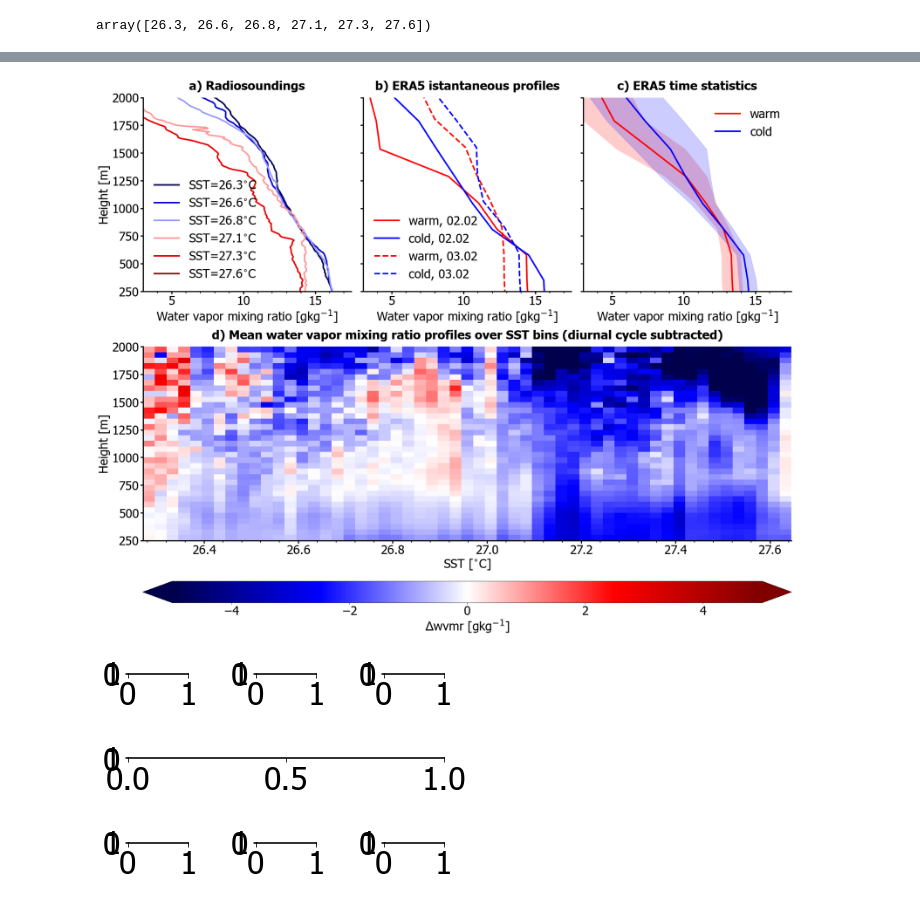
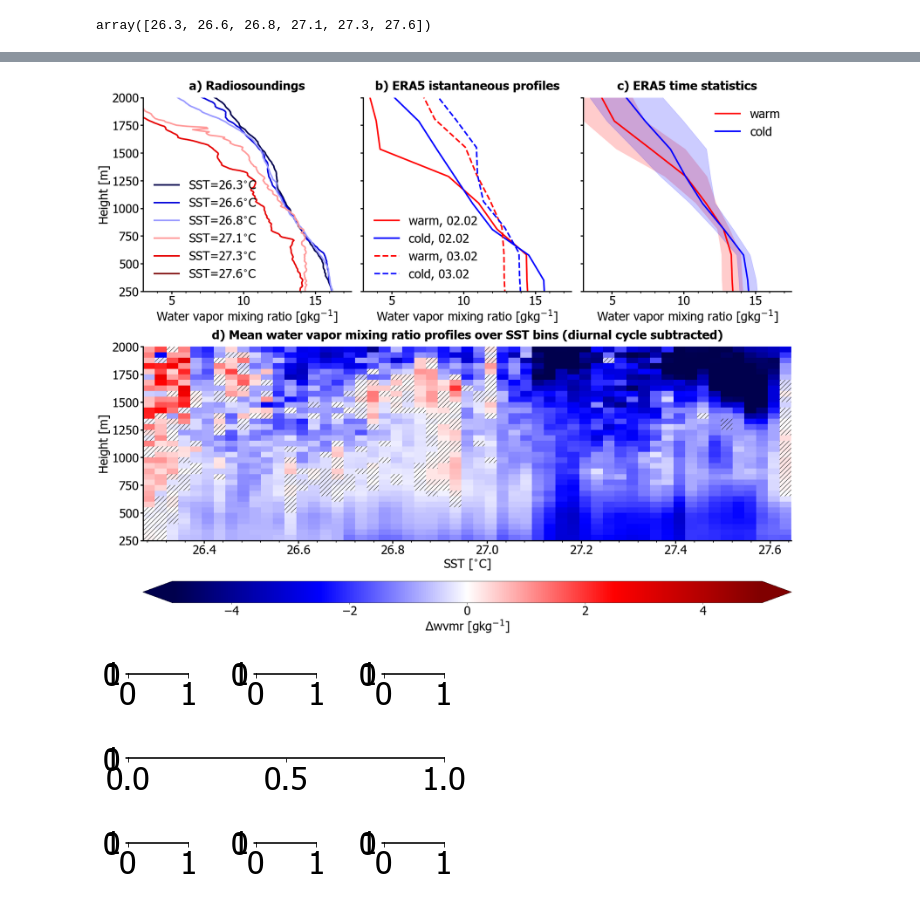
Before and after one commit to ClauClouds/SST-impact, a Jupyter notebook: plot_figure_humidity.ipynb, the cells around one changed output, grey strips where cells are left out. Cells and saved outputs as stored; diff of their text form; code cells hidden in the pictures.

```diff
--- a/plot_figure_humidity.ipynb
+++ b/plot_figure_humidity.ipynb
@@ -24,7 +24,7 @@ import matplotlib.font_manager as font_manager
 
 # read humidity binned values over SST to prepare the composite plot
 path_SST_binned = '/Volumes/Extreme SSD/work/006_projects/001_Prec_Trade_Cycle/post_processed_data/binned_sst/'
-filename = 'arthus_binned_sst_3.nc'
+filename = 'arthus_binned_sst_4.nc'
 arthus_data = xr.open_dataset(path_SST_binned+filename)
 mr_data = arthus_data['MR'].values
 sst_arr = arthus_data['sst'].values
@@ -77,7 +77,7 @@ font = font_manager.FontProperties(family='Tahoma',
 
 
 # composite figure variables binned in sst
-path_out_plots = '/Volumes/Extreme SSD/work/006_projects/001_Prec_Trade_Cycle/SST_impact_work/plots/'
+path_out_plots = '/Volumes/Extreme SSD/work/006_projects/001_Prec_Trade_Cycle/SST_impact_work/plots_paper/'
 
 
 
@@ -271,34 +267,35 @@ axs[0,2].tick_params(which='major', length=7, width=3)
 axs[0,2].xaxis.set_minor_locator(ticker.AutoMinorLocator(n=5))
 axs[0,2].tick_params(axis='both', labelsize=32)
 axs[0,2].set_ylim(250.,2000.)
 
 #-----------------------------
 gs = axs[1, 0].get_gridspec()
 # remove the underlying axes
 for ax in axs[1, :]:
     ax.remove()
 axbig = fig.add_subplot(gs[1, :])
 axbig.spines["top"].set_visible(False)
 axbig.spines["right"].set_visible(False)
 axbig.spines["bottom"].set_linewidth(3)
 axbig.spines["left"].set_linewidth(3)
 axbig.set_title('d) Mean water vapor mixing ratio profiles over SST bins (diurnal cycle subtracted)', fontsize=32, fontweight='black')
 
 axbig.xaxis.set_minor_locator(ticker.AutoMinorLocator(n=5))
 axbig.tick_params(which='minor', length=5, width=2)
 axbig.tick_params(which='major', length=7, width=3)
 axbig.xaxis.set_minor_locator(ticker.AutoMinorLocator(n=5))
 axbig.tick_params(axis='both', labelsize=32)
 axbig.set_ylim(250.,2000.)
 mesh = axbig.pcolormesh(sst_arr, height, mr_data.T, cmap='seismic', vmin=-5, vmax=5)
+axbig.pcolor(sst_arr, height, masked_mr.T, hatch='//', alpha=0.)
 cbar = fig.colorbar(mesh, ax=axbig, orientation='horizontal', extend='both', aspect=30)
 cbar.set_label(label='$\Delta$wvmr [gkg$^{-1}$]',  size=fontSizeX)
 axbig.set_ylabel('Height [m]', fontsize=fontSizeX)
 axbig.set_xlabel('SST [$^{\circ}$C]', fontsize=fontSizeX)
 
 fig.savefig(path_out_plots+'figure_wvmr.png', format='png')
 # %% [output]
-[figure, old version]
+[figure, new version]
 # %%
 import matplotlib.pyplot as plt
 
```
Also changed, not shown: parts of 2 cells of this notebook, 5 other files.
